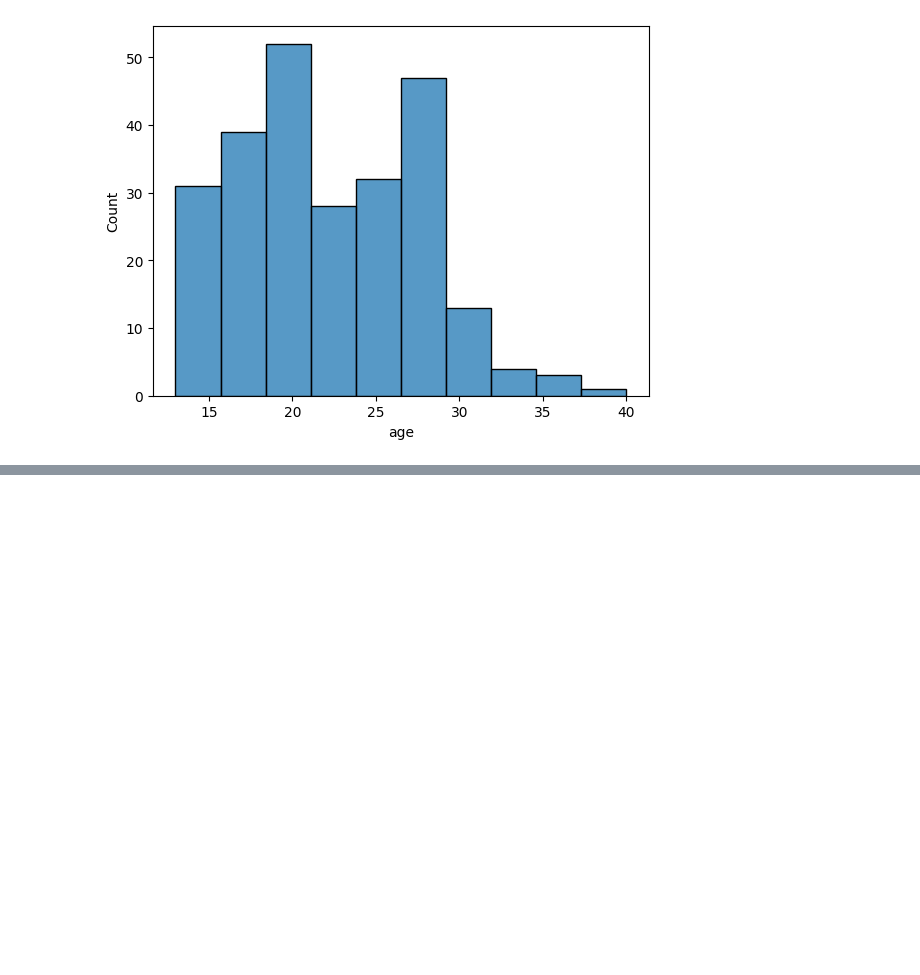
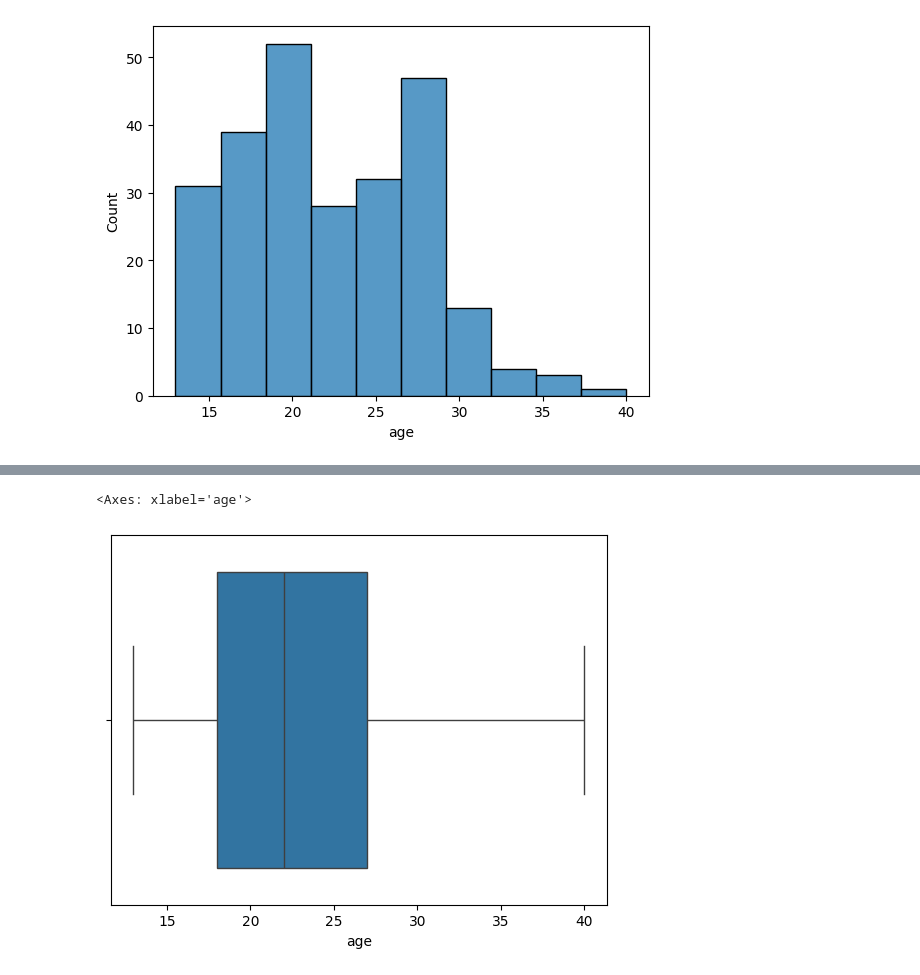
Before and after one commit to vaibhavkatex/The-Internship-2026, a Jupyter notebook: Session_16_Optional.ipynb, the cells around one changed output, grey strips where cells are left out. Saved outputs shown, nothing was run; the diff lists cells and outputs as text; code cells hidden in the pictures; blank space fills up the shorter version.

```diff
--- a/Session_16_Optional.ipynb
+++ b/Session_16_Optional.ipynb
@@ -207,0 +213,5 @@ sns.histplot(df["age"])
+# %%
+sns.boxplot(x=df['age'])
+# %% [output]
+<Axes: xlabel='age'>
+[figure, added]
```
Also changed, not shown: parts of 1 cell of this notebook.
